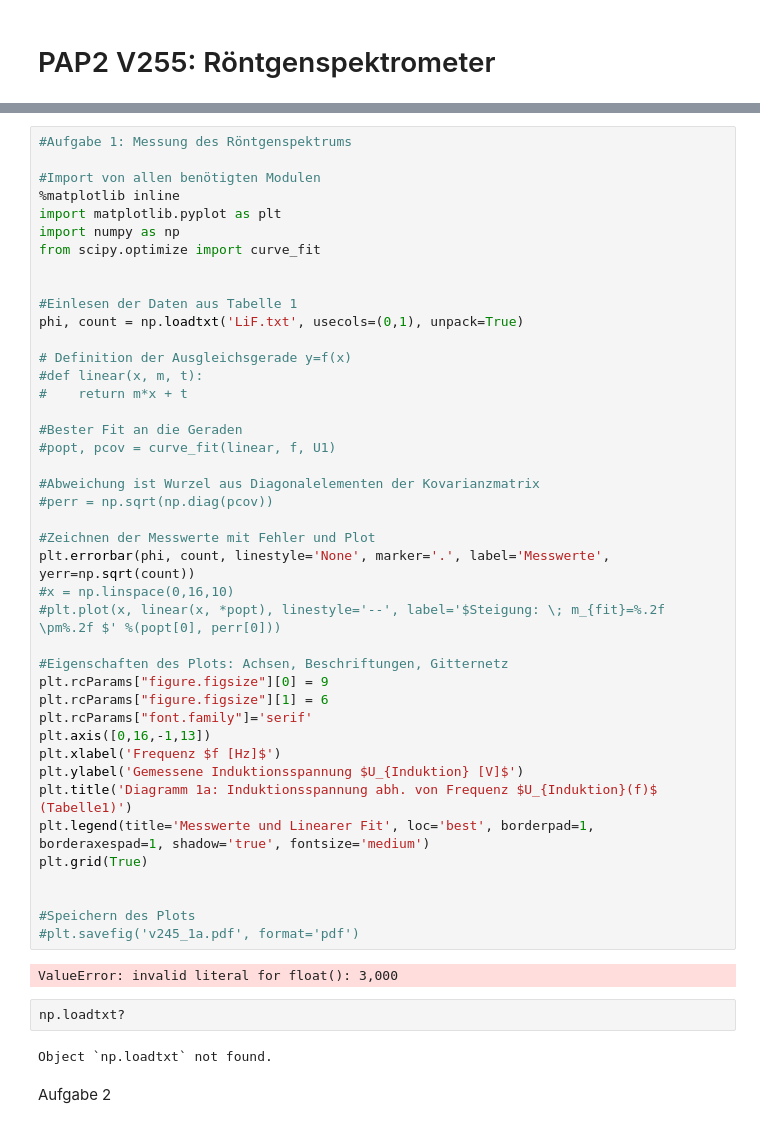
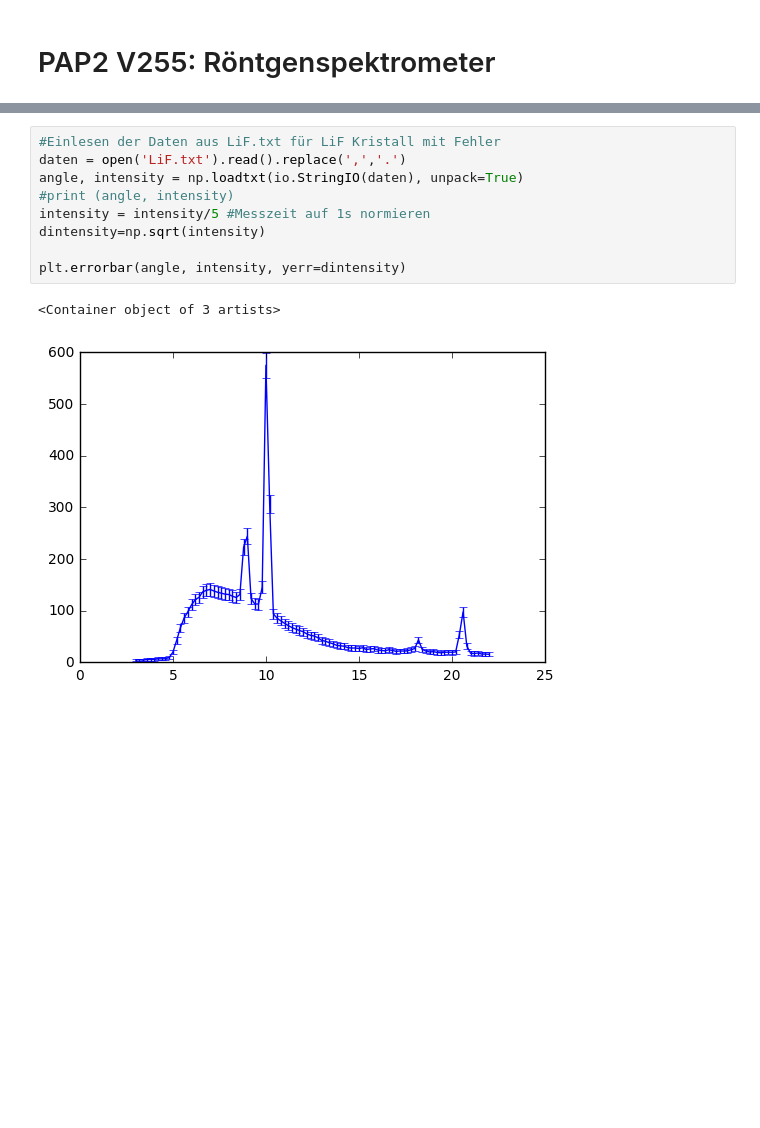
Before and after one commit to woskar/pap2-lab-training, a Jupyter notebook: v255/v255_spektrometer.ipynb, the cells around one changed output, grey strips where cells are left out. Drawn from its saved outputs; the diff is of its cells as text; blank space fills up the shorter version.

```diff
--- a/v255/v255_spektrometer.ipynb
+++ b/v255/v255_spektrometer.ipynb
@@ -14,51 +26,13 @@ c) Bestimmen Sie durch Extrapolation die Einsatzspannung, d.h. die Span- nung, o
 Ermitteln Sie aus dem Spektrum die Lage der Kα und Kβ-Linien und berechnen Sie mit den in 1b) gewonnenen Wellenla ̈ngen fu ̈r Kα und Kβ die Gitterkonstante von NaCl sowie die Avogadro Zahl.
-# %%
-#Aufgabe 1: Messung des Röntgenspektrums
-
-#Import von allen benötigten Modulen
-%matplotlib inline
-import matplotlib.pyplot as plt
-import numpy as np
-from scipy.optimize import curve_fit
-
-
-#Einlesen der Daten aus Tabelle 1
-phi, count = np.loadtxt('LiF.txt', usecols=(0,1), unpack=True)
-
-# Definition der Ausgleichsgerade y=f(x)
-#def linear(x, m, t):
-#    return m*x + t
-
-#Bester Fit an die Geraden
-#popt, pcov = curve_fit(linear, f, U1)
-
-#Abweichung ist Wurzel aus Diagonalelementen der Kovarianzmatrix
-#perr = np.sqrt(np.diag(pcov))
-
-#Zeichnen der Messwerte mit Fehler und Plot
-plt.errorbar(phi, count, linestyle='None', marker='.', label='Messwerte', yerr=np.sqrt(count))
-#x = np.linspace(0,16,10)
-#plt.plot(x, linear(x, *popt), linestyle='--', label='$Steigung: \; m_{fit}=%.2f \pm%.2f $' %(popt[0], perr[0]))
-
-#Eigenschaften des Plots: Achsen, Beschriftungen, Gitternetz
-plt.rcParams["figure.figsize"][0] = 9
-plt.rcParams["figure.figsize"][1] = 6
-plt.rcParams["font.family"]='serif'
-plt.axis([0,16,-1,13])
-plt.xlabel('Frequenz $f [Hz]$')
-plt.ylabel('Gemessene Induktionsspannung $U_{Induktion} [V]$')
-plt.title('Diagramm 1a: Induktionsspannung abh. von Frequenz $U_{Induktion}(f)$ (Tabelle1)')
-plt.legend(title='Messwerte und Linearer Fit', loc='best', borderpad=1, borderaxespad=1, shadow='true', fontsize='medium')
-plt.grid(True)
-
-
-#Speichern des Plots
-#plt.savefig('v245_1a.pdf', format='pdf')
-# %% [output]
-ValueError: invalid literal for float(): 3,000
-# %%
-np.loadtxt?
-# %% [output]
-Object `np.loadtxt` not found.
-# %% [markdown]
-Aufgabe 2
+# %%
+#Einlesen der Daten aus LiF.txt für LiF Kristall mit Fehler
+daten = open('LiF.txt').read().replace(',','.')
+angle, intensity = np.loadtxt(io.StringIO(daten), unpack=True)
+#print (angle, intensity)
+intensity = intensity/5 #Messzeit auf 1s normieren
+dintensity=np.sqrt(intensity)
+
+plt.errorbar(angle, intensity, yerr=dintensity)
+# %% [output]
+<Container object of 3 artists>
+[figure, added]
```
Also changed, not shown: parts of 7 cells of this notebook, 6 other files.
